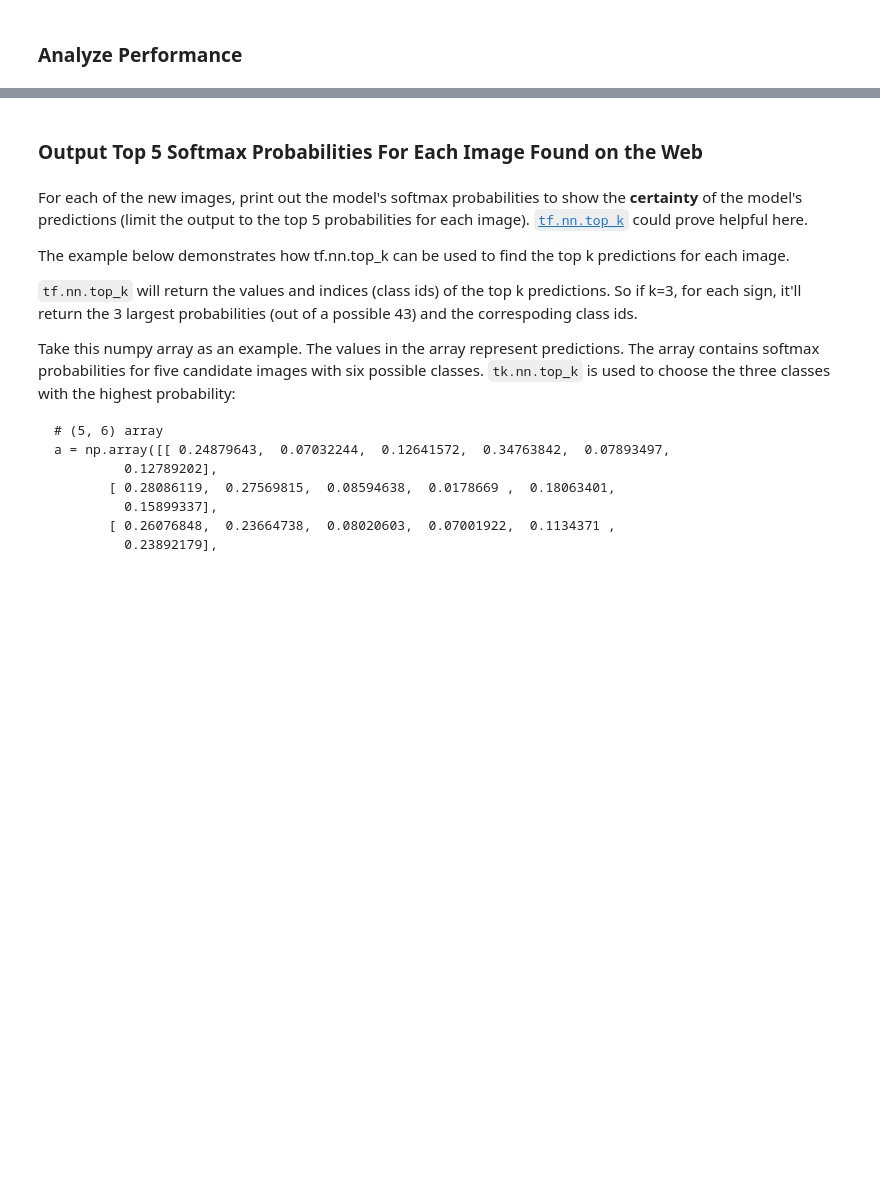
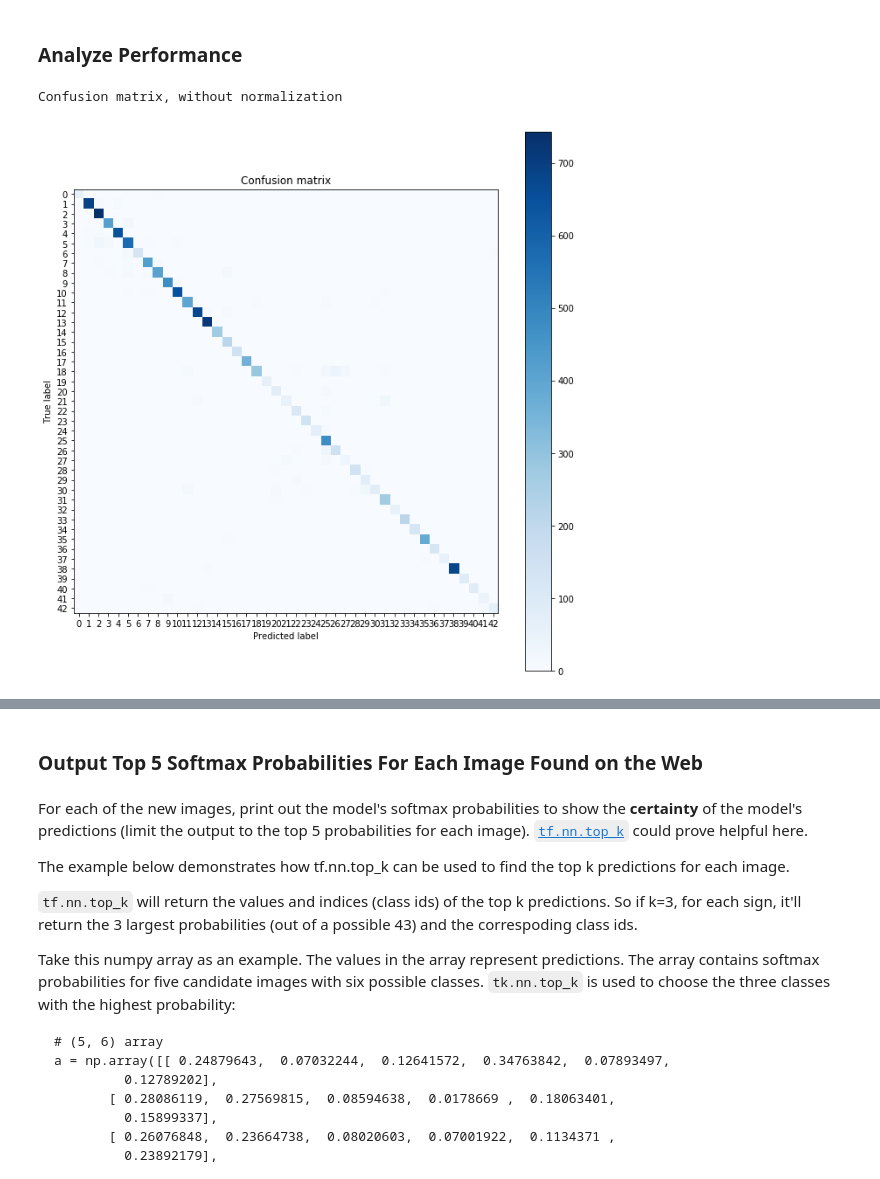
Before and after one commit to ooleksyuk/carnd-traffic-sign-classifier-project, a Jupyter notebook: Traffic_Sign_Classifier.ipynb, the cells around one changed output, grey strips where cells are left out. Drawn from its saved outputs; the diff is of its cells as text; code cells hidden in the pictures; blank space fills up the shorter version.

Commit message:
Working algorythm with dataset

```diff
--- a/Traffic_Sign_Classifier.ipynb
+++ b/Traffic_Sign_Classifier.ipynb
@@ -505,0 +574,54 @@ with tf.Session() as sess:
+# %%
+### Calculate the accuracy for these 5 new images.
+### For example, if the model predicted 1 out of 5
+### signs correctly, it's 20% accurate on these new images.
+import itertools
+import numpy as np
+import matplotlib.pyplot as plt
+import matplotlib.image as mpimg
+%matplotlib inline
+
+from sklearn import svm, datasets
+from sklearn.model_selection import train_test_split
+from sklearn.metrics import confusion_matrix
+
+def plot_confusion_matrix(cm, classes,
+                          normalize=False,
+                          title='Confusion matrix',
+                          cmap=plt.cm.Blues):
+    """
+    This function prints and plots the confusion matrix.
+    Normalization can be applied by setting `normalize=True`.
+    """
+    plt.imshow(cm, interpolation='nearest', cmap=cmap)
+    plt.title(title)
+    plt.colorbar()
+    tick_marks = np.arange(len(classes))
+    plt.xticks(tick_marks, classes)
+    plt.yticks(tick_marks, classes)
+
+    if normalize:
+        cm = cm.astype('float') / cm.sum(axis=1)[:, np.newaxis]
+        print("Normalized confusion matrix")
+    else:
+        print('Confusion matrix, without normalization')
+
+    plt.tight_layout()
+    plt.ylabel('True label')
+    plt.xlabel('Predicted label')
+
+y_pred = None
+
+with tf.Session() as sess:
+    loader = tf.train.import_meta_graph('./lenet.meta')
+    loader.restore(sess, tf.train.latest_checkpoint('./'))
+    sess = tf.get_default_session()
+    y_pred = sess.run(tf.argmax(logits, 1), feed_dict={x:X_test_provided_normalized, keep_prob:1.0})
+
+## Finding classes which where wrongly predicted
+classes = [i for i in range(n_classes)]
+plt.figure(figsize=(9,9))
+plot_confusion_matrix(confusion_matrix(y_test_provided, y_pred), classes, normalize=False)
+# %% [output]
+Confusion matrix, without normalization
+[figure, added]
```
Also changed, not shown: parts of 17 cells of this notebook, 6 other files.
